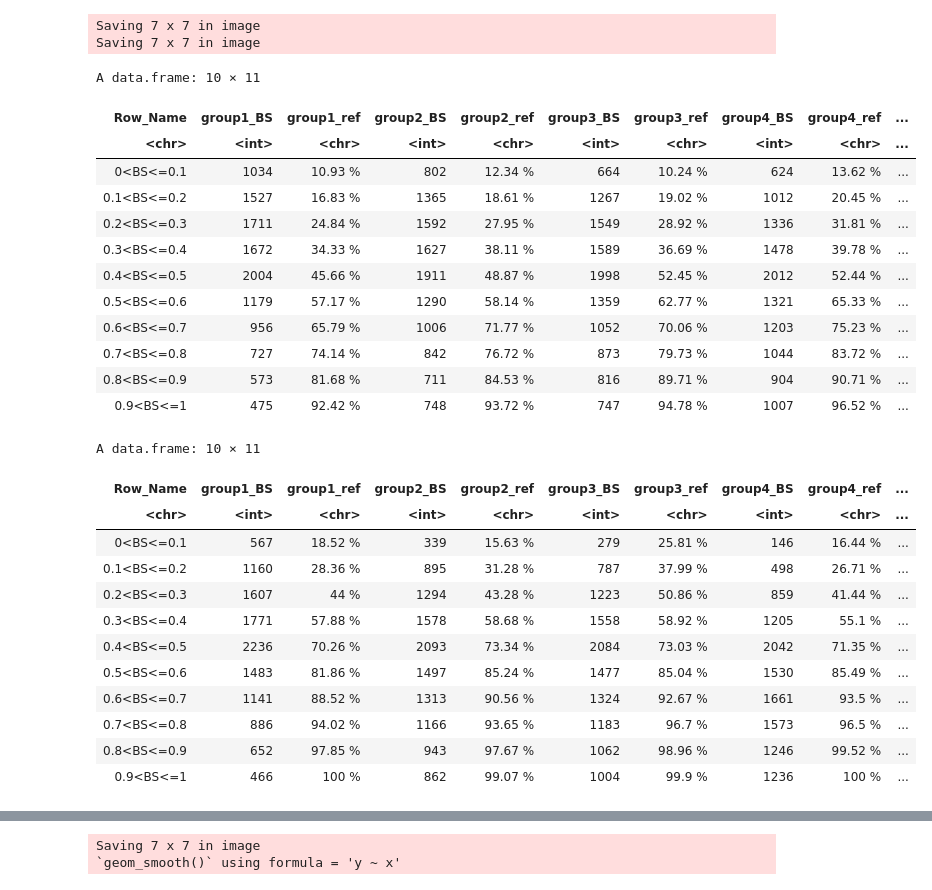
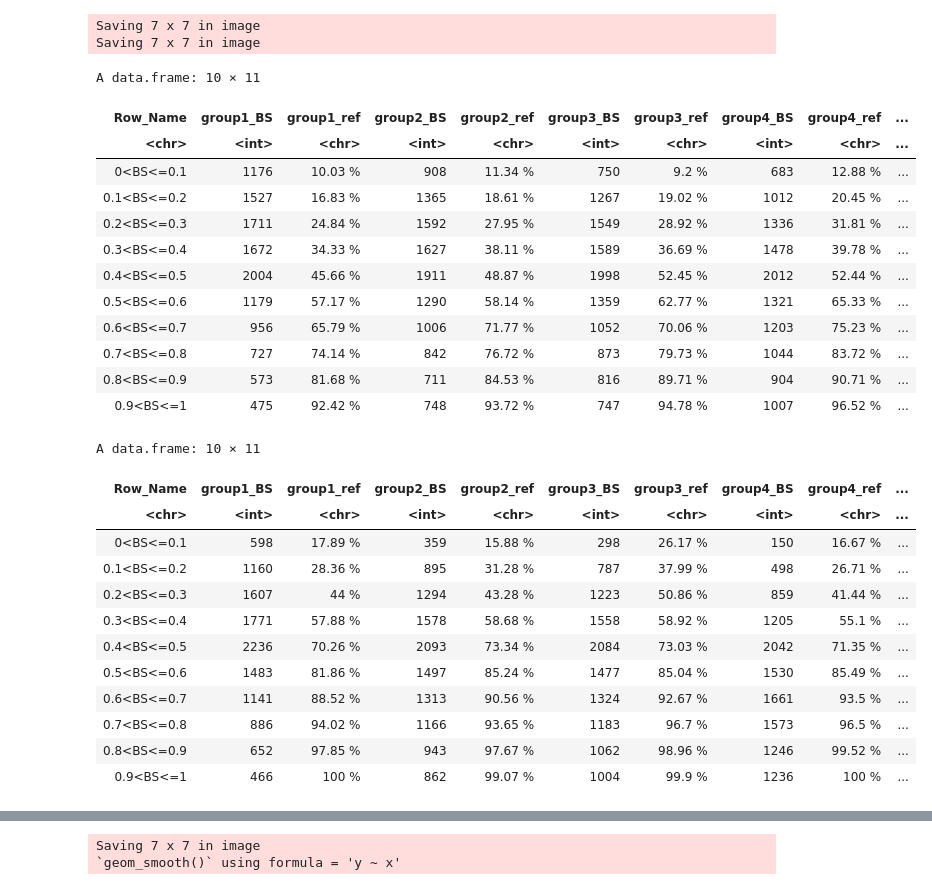
Before and after one commit to alessiovignoli/paralogs-nf, a Jupyter notebook: analysis/simulated_data.ipynb, the cells around one changed output, grey strips where cells are left out. Cells and saved outputs as stored; diff of their text form; code cells hidden in the pictures.

Commit message:
fixed BS section excluding BS values equal to 0 when bbinning

```diff
--- a/analysis/simulated_data.ipynb
+++ b/analysis/simulated_data.ipynb
@@ -2614,9 +2632,22 @@ for (n in 1:num_groups) {
   # Create bins from 0.1 to 1.0 in steps of 0.1 and calculate percentages for each bin.
   for (i in seq(0.1, 1.0, by = 0.1)) {
 
-    # Filter rows within the BS value range for both unit1 and unit25.
-    filtered_rows_unit1  = subset(unit1_data, BS > (i - 0.1) & BS <= i)
-    filtered_rows_unit25 = subset(unit25_data, BS > (i - 0.1) & BS <= i)
+    filtered_rows_unit1  = c()
+    filtered_rows_unit25 = c()
+
+    # this if hold the forst bin that has a special rule for the boundaries. otherwise BS value exactly equal to 0 will be lost by a more generic rule.
+    if (i == 0.1) {
+
+      # Filter rows within the BS value range for both unit1 and unit25.
+      filtered_rows_unit1  = subset(unit1_data, BS >= (i - 0.1) & BS <= i)
+      filtered_rows_unit25 = subset(unit25_data, BS >= (i - 0.1) & BS <= i)
+
+    } else {
+
+      # Filter rows within the BS value range for both unit1 and unit25.
+      filtered_rows_unit1  = subset(unit1_data, BS > (i - 0.1) & BS <= i)
+      filtered_rows_unit25 = subset(unit25_data, BS > (i - 0.1) & BS <= i)
+    }
 
     # Calculate the number of nodes in the bin.
     unit1_bin_percent_nodes  = c(unit1_bin_percent_nodes, length(filtered_rows_unit1$node))
@@ -2628,34 +2659,34 @@ for (n in 1:num_groups) {
     unit25_bin_percent_in_ref = c(unit25_bin_percent_in_ref, paste0(round(sum(filtered_rows_unit25$ref_presence == 1) / length(filtered_rows_unit25$node)* 100, 2), " %"))
   }
 
   # Add the vectors as new columns in the data frames, naming the columns based on the current group.
   df_unit1[[paste0("group", n, "_BS")]]   = unit1_bin_percent_nodes
   df_unit1[[paste0("group", n, "_ref")]]  = unit1_bin_percent_in_ref
   df_unit25[[paste0("group", n, "_BS")]]  = unit25_bin_percent_nodes
   df_unit25[[paste0("group", n, "_ref")]] = unit25_bin_percent_in_ref
 }
 
 # Define custom row labels representing BIN values
 row_names = c("0<BS<=0.1", "0.1<BS<=0.2", "0.2<BS<=0.3", "0.3<BS<=0.4",
                "0.4<BS<=0.5", "0.5<BS<=0.6", "0.6<BS<=0.7", "0.7<BS<=0.8",
                "0.8<BS<=0.9", "0.9<BS<=1")
 
 # Add row names as the first column of the data frame
 df_unit1  = data.frame("Row_Name" = row_names, df_unit1)
 df_unit25 = data.frame("Row_Name" = row_names, df_unit25)
 
 # Output the data frames.
 df_unit1
 df_unit25
 
 # save tables in files
 write.table(df_unit1, file="tables/unit_1_per_group_nodes_BS_ref_ME_SM.tsv", quote=FALSE, sep="\t", row.names=FALSE)
 write.table(df_unit25, file="tables/unit_25_per_group_nodes_BS_ref_ME_SM.tsv", quote=FALSE, sep="\t", row.names=FALSE)
 # %% [output]
 A data.frame: 10 × 11
 | Row_Name | group1_BS | group1_ref | group2_BS | group2_ref | group3_BS | group3_ref | group4_BS | group4_ref | ... |
 | <chr> | <int> | <chr> | <int> | <chr> | <int> | <chr> | <int> | <chr> | ... |
-| 0<BS<=0.1 | 1034 | 10.93 % | 802 | 12.34 % | 664 | 10.24 % | 624 | 13.62 % | ... |
+| 0<BS<=0.1 | 1176 | 10.03 % | 908 | 11.34 % | 750 | 9.2 % | 683 | 12.88 % | ... |
 | 0.1<BS<=0.2 | 1527 | 16.83 % | 1365 | 18.61 % | 1267 | 19.02 % | 1012 | 20.45 % | ... |
 | 0.2<BS<=0.3 | 1711 | 24.84 % | 1592 | 27.95 % | 1549 | 28.92 % | 1336 | 31.81 % | ... |
 | 0.3<BS<=0.4 | 1672 | 34.33 % | 1627 | 38.11 % | 1589 | 36.69 % | 1478 | 39.78 % | ... |
@@ -2668,7 +2699,7 @@ A data.frame: 10 × 11
 A data.frame: 10 × 11
 | Row_Name | group1_BS | group1_ref | group2_BS | group2_ref | group3_BS | group3_ref | group4_BS | group4_ref | ... |
 | <chr> | <int> | <chr> | <int> | <chr> | <int> | <chr> | <int> | <chr> | ... |
-| 0<BS<=0.1 | 567 | 18.52 % | 339 | 15.63 % | 279 | 25.81 % | 146 | 16.44 % | ... |
+| 0<BS<=0.1 | 598 | 17.89 % | 359 | 15.88 % | 298 | 26.17 % | 150 | 16.67 % | ... |
 | 0.1<BS<=0.2 | 1160 | 28.36 % | 895 | 31.28 % | 787 | 37.99 % | 498 | 26.71 % | ... |
 | 0.2<BS<=0.3 | 1607 | 44 % | 1294 | 43.28 % | 1223 | 50.86 % | 859 | 41.44 % | ... |
 | 0.3<BS<=0.4 | 1771 | 57.88 % | 1578 | 58.68 % | 1558 | 58.92 % | 1205 | 55.1 % | ... |
```
Also changed, not shown: parts of 3 cells of this notebook, 5 other files.
